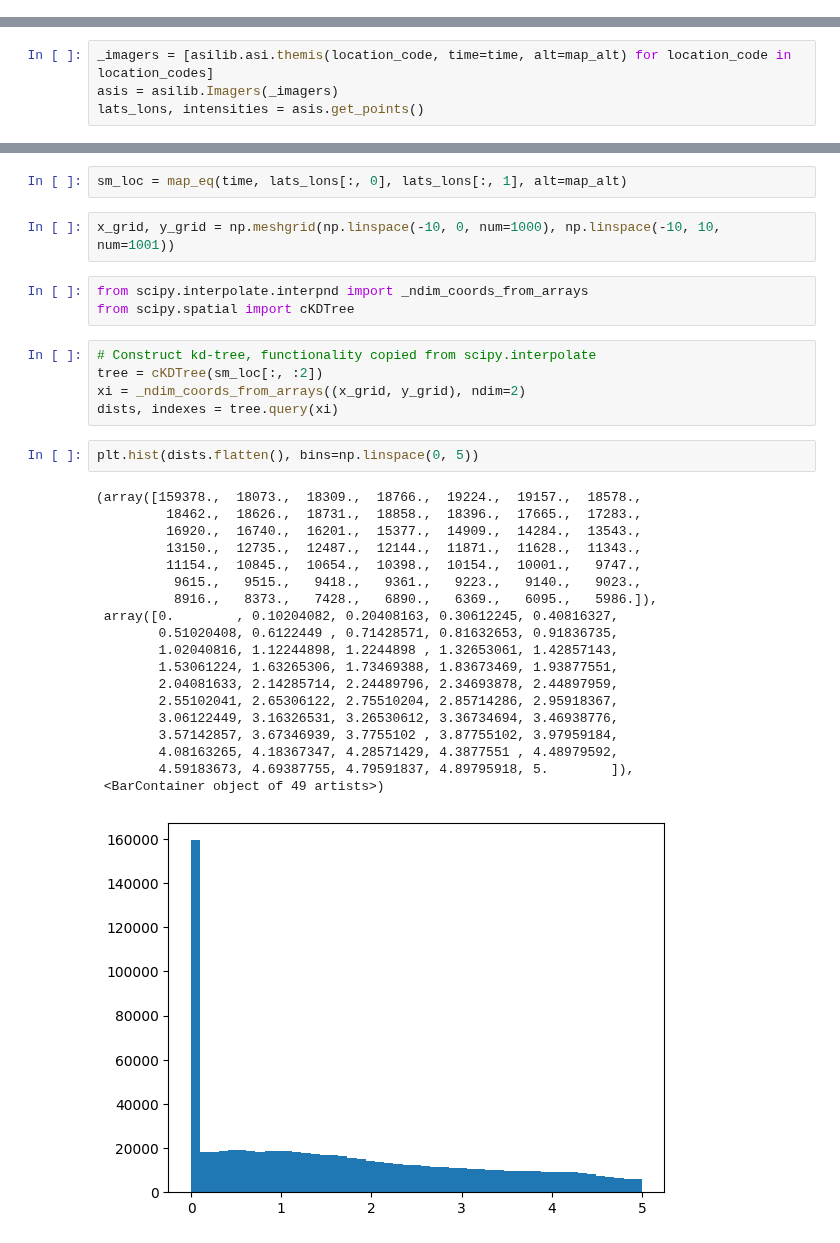
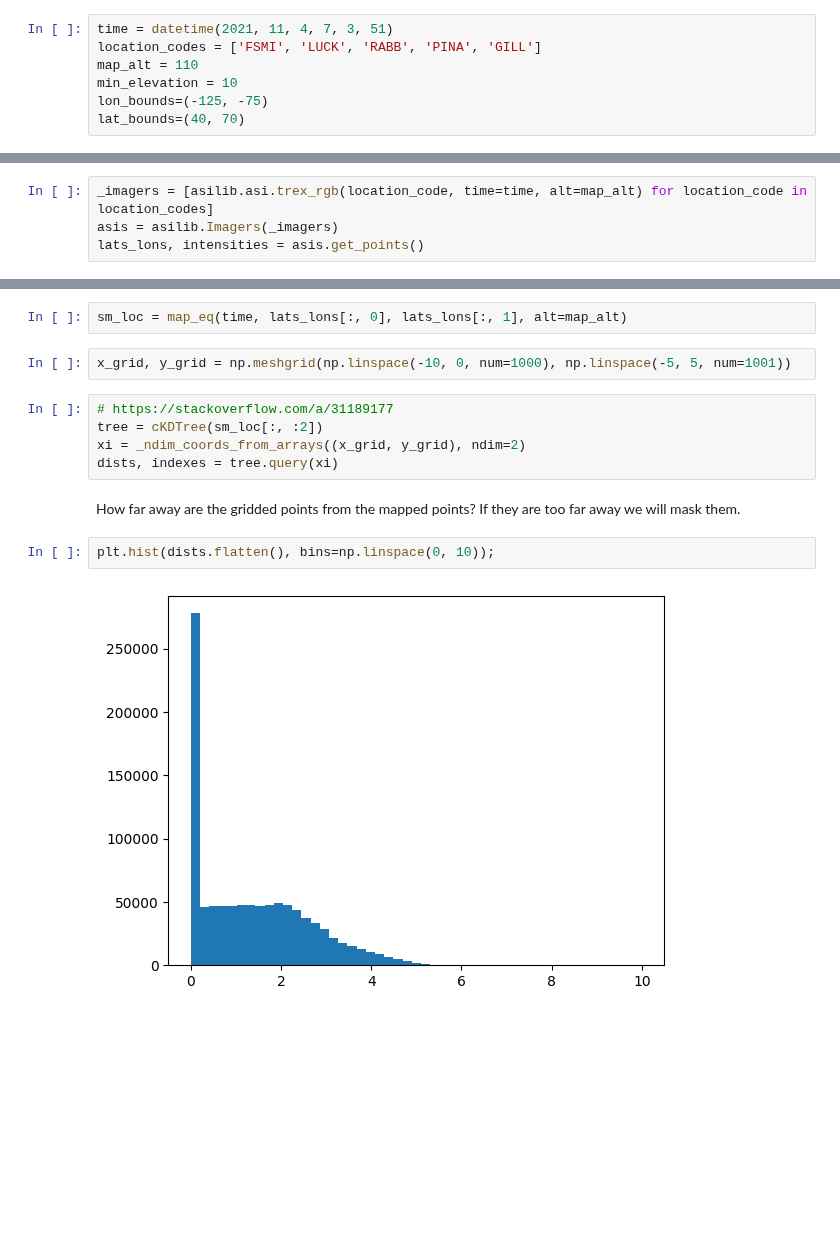
Before and after one commit to mshumko/asilib, a Jupyter notebook: docs/tutorials/magnetic_equator.ipynb, the cells around one changed output, grey strips where cells are left out. Cells and saved outputs as stored; diff of their text form; blank space fills up the shorter version.

```diff
--- a/docs/tutorials/magnetic_equator.ipynb
+++ b/docs/tutorials/magnetic_equator.ipynb
@@ -18,3 +17,10 @@ map_alt = 110
+# %%
+time = datetime(2021, 11, 4, 7, 3, 51)
+location_codes = ['FSMI', 'LUCK', 'RABB', 'PINA', 'GILL']
+map_alt = 110
+min_elevation = 10
+lon_bounds=(-125, -75)
+lat_bounds=(40, 70)
 # %%
 irbem_obj = IRBEM.MagFields(kext=0)
 coords_obj = IRBEM.Coords()
@@ -45,6 +51,6 @@ def map_eq(time, latitudes, longitudes, alt=110):
         sm_coords[i, :] = coords_obj.transform(time, output_dictionary['XGEO'], 1, 4)  # Convert to SM coordinates
     return sm_coords
 # %%
-_imagers = [asilib.asi.themis(location_code, time=time, alt=map_alt) for location_code in location_codes]
+_imagers = [asilib.asi.trex_rgb(location_code, time=time, alt=map_alt) for location_code in location_codes]
 asis = asilib.Imagers(_imagers)
 lats_lons, intensities = asis.get_points()
@@ -65,35 +81,16 @@ array([2832., 2882., 2820., ..., 3794., 3821., 3815.])
 # %%
 sm_loc = map_eq(time, lats_lons[:, 0], lats_lons[:, 1], alt=map_alt)
 # %%
-x_grid, y_grid = np.meshgrid(np.linspace(-10, 0, num=1000), np.linspace(-10, 10, num=1001))
+x_grid, y_grid = np.meshgrid(np.linspace(-10, 0, num=1000), np.linspace(-5, 5, num=1001))
-# %%
-from scipy.interpolate.interpnd import _ndim_coords_from_arrays
-from scipy.spatial import cKDTree
 # %%
-# Construct kd-tree, functionality copied from scipy.interpolate
+# https://stackoverflow.com/a/31189177
 tree = cKDTree(sm_loc[:, :2])
 xi = _ndim_coords_from_arrays((x_grid, y_grid), ndim=2)
 dists, indexes = tree.query(xi)
+# %% [markdown]
+How far away are the gridded points from the mapped points? If they are too far away we will mask them.
 # %%
-plt.hist(dists.flatten(), bins=np.linspace(0, 5))
+plt.hist(dists.flatten(), bins=np.linspace(0, 10));
 # %% [output]
-(array([159378.,  18073.,  18309.,  18766.,  19224.,  19157.,  18578.,
-         18462.,  18626.,  18731.,  18858.,  18396.,  17665.,  17283.,
-         16920.,  16740.,  16201.,  15377.,  14909.,  14284.,  13543.,
-         13150.,  12735.,  12487.,  12144.,  11871.,  11628.,  11343.,
-         11154.,  10845.,  10654.,  10398.,  10154.,  10001.,   9747.,
-          9615.,   9515.,   9418.,   9361.,   9223.,   9140.,   9023.,
-          8916.,   8373.,   7428.,   6890.,   6369.,   6095.,   5986.]),
- array([0.        , 0.10204082, 0.20408163, 0.30612245, 0.40816327,
-        0.51020408, 0.6122449 , 0.71428571, 0.81632653, 0.91836735,
-        1.02040816, 1.12244898, 1.2244898 , 1.32653061, 1.42857143,
-        1.53061224, 1.63265306, 1.73469388, 1.83673469, 1.93877551,
-        2.04081633, 2.14285714, 2.24489796, 2.34693878, 2.44897959,
-        2.55102041, 2.65306122, 2.75510204, 2.85714286, 2.95918367,
-        3.06122449, 3.16326531, 3.26530612, 3.36734694, 3.46938776,
-        3.57142857, 3.67346939, 3.7755102 , 3.87755102, 3.97959184,
-        4.08163265, 4.18367347, 4.28571429, 4.3877551 , 4.48979592,
-        4.59183673, 4.69387755, 4.79591837, 4.89795918, 5.        ]),
- <BarContainer object of 49 artists>)
-[figure, old version]
+[figure, new version]
 # %%
```
Also changed, not shown: parts of 8 cells of this notebook.
